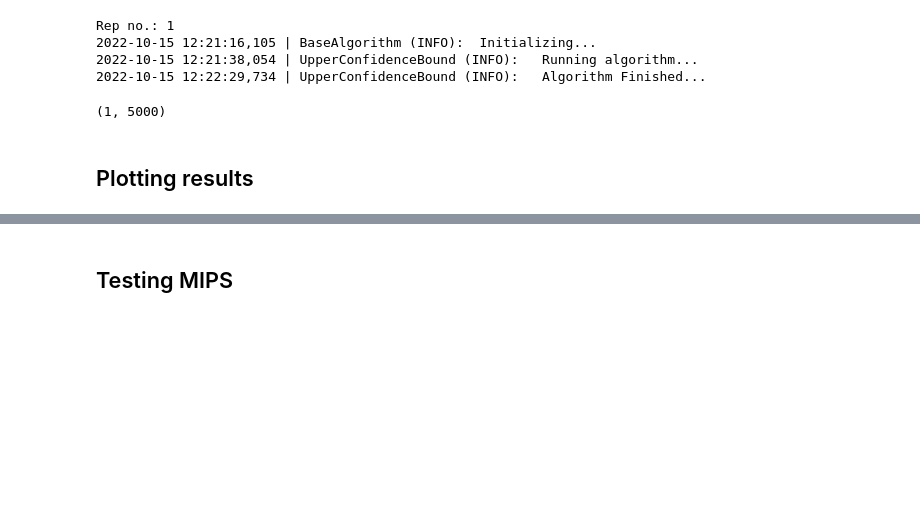
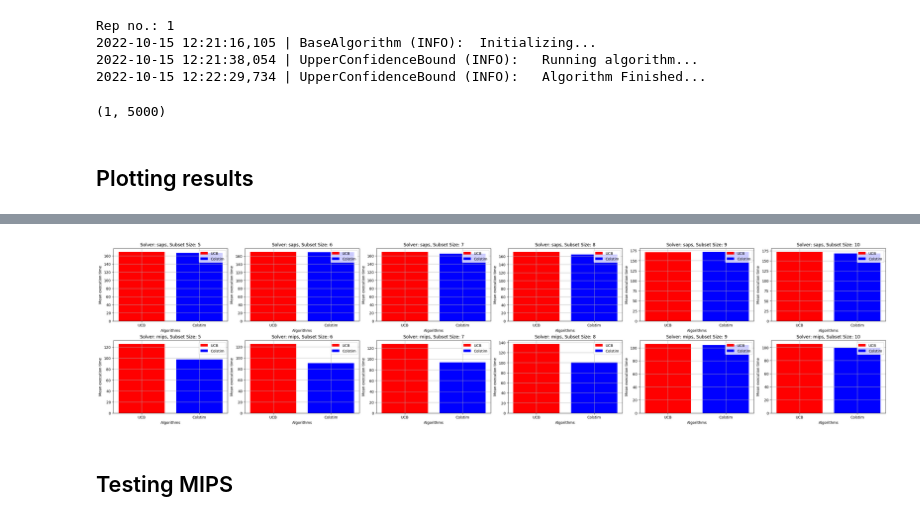
Before and after one commit to sshivam95/Multi-Dueling-Bandits, a Jupyter notebook: test.ipynb, the cells around one changed output, grey strips where cells are left out. Drawn from its saved outputs; the diff is of its cells as text; code cells hidden in the pictures; blank space fills up the shorter version.

```diff
--- a/test.ipynb
+++ b/test.ipynb
@@ -76,3 +76,33 @@ plt.show()
+# %%
+import seaborn as sns
+
+fig, ax = plt.subplots(len(solvers), len(subset_size), figsize=(30, 7), constrained_layout=True)
+for solver_index, solver in enumerate(solvers):
+    for size_index, size in enumerate(subset_size):
+        for index, algorithm in enumerate(algorithms):
+            execution_time = np.load(f"Execution_times_results//execution_time_{algorithm}_{solver}_{size}.npy")
+
+            ax[solver_index, size_index].bar(x=algorithm, height=execution_time.mean(), color=colors[index], label=f"{algorithm}")
+            # ax[solver_index, size_index].fill_between(
+            #     range(len(cum_reg[0])),
+            #     np.log(np.mean(cum_reg, axis=0)-np.std(cum_reg, axis=0))/np.sqrt(len(cum_reg)),
+            #     np.log(np.mean(cum_reg, axis=0)+np.std(cum_reg, axis=0))/np.sqrt(len(cum_reg)),
+            #     color=colors[index],
+            #     alpha=0.2
+            # )
+            ax[solver_index, size_index].legend()
+            ax[solver_index, size_index].set_ylabel("Mean execution time")
+            ax[solver_index, size_index].set_xlabel("Algorithms")
+            ax[solver_index, size_index].set_title(f"Solver: {solver}, Subset Size: {size}")
+        ax[solver_index, size_index].grid()
+plt.show()
+
+# execution_time = np.load(f"Execution_times_results//execution_time_UCB_saps_5.npy")
+# print(execution_time.shape)
+# x = ['UCB']
+# plt.bar(x=x, height=execution_time.mean())
+# %% [output]
+[figure, added]
 # %% [markdown]
 ## Testing MIPS
 # %%
```
Also changed, not shown: parts of 3 cells of this notebook, 28 other files.
